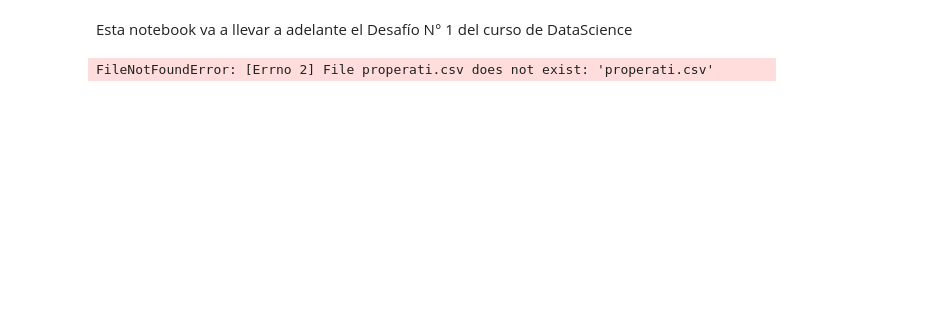
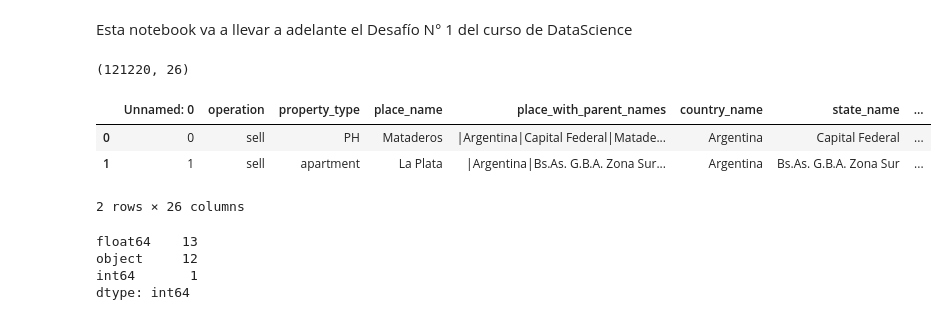
Before and after one commit to franfasan1/DH_G8_desafio1, a Jupyter notebook: notebook_desafio.ipynb, the cells around one changed output. Cells and saved outputs as stored; diff of their text form; code cells hidden in the pictures; blank space fills up the shorter version.

```diff
--- a/notebook_desafio.ipynb
+++ b/notebook_desafio.ipynb
@@ -10,7 +10,20 @@ import re
 # %%
 # Es necesario importar el dataset con el cual vamos a trabajar
 
 file_path = "properati.csv"
 data = pd.read_csv(file_path, sep = ",")
+print(data.shape)
+data.head(2)
 # %% [output]
-FileNotFoundError: [Errno 2] File properati.csv does not exist: 'properati.csv'
+(121220, 26)
+|  | Unnamed: 0 | operation | property_type | place_name | place_with_parent_names | country_name | state_name | ... |
+| 0 | 0 | sell | PH | Mataderos | |Argentina|Capital Federal|Matade... | Argentina | Capital Federal | ... |
+| 1 | 1 | sell | apartment | La Plata | |Argentina|Bs.As. G.B.A. Zona Sur... | Argentina | Bs.As. G.B.A. Zona Sur | ... |
+2 rows × 26 columns
+# %%
+data.dtypes.value_counts()
+# %% [output]
+float64    13
+object     12
+int64       1
+dtype: int64
```
Also changed, not shown: parts of 12 cells of this notebook.
